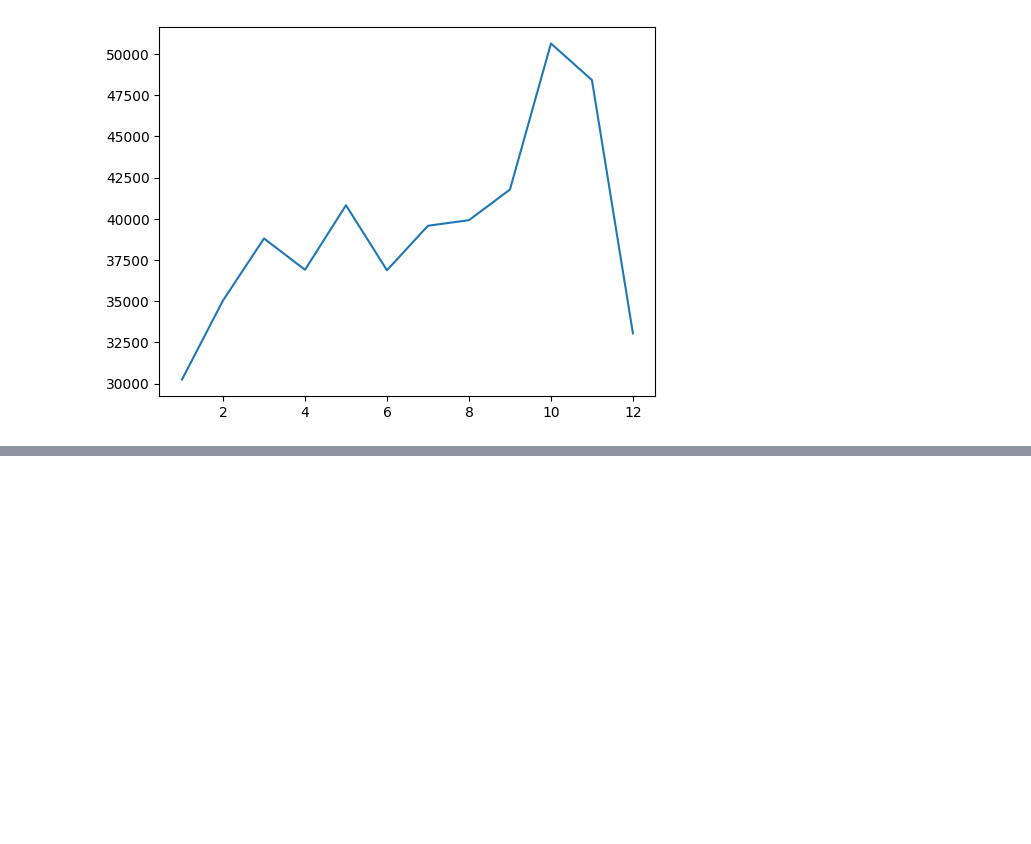
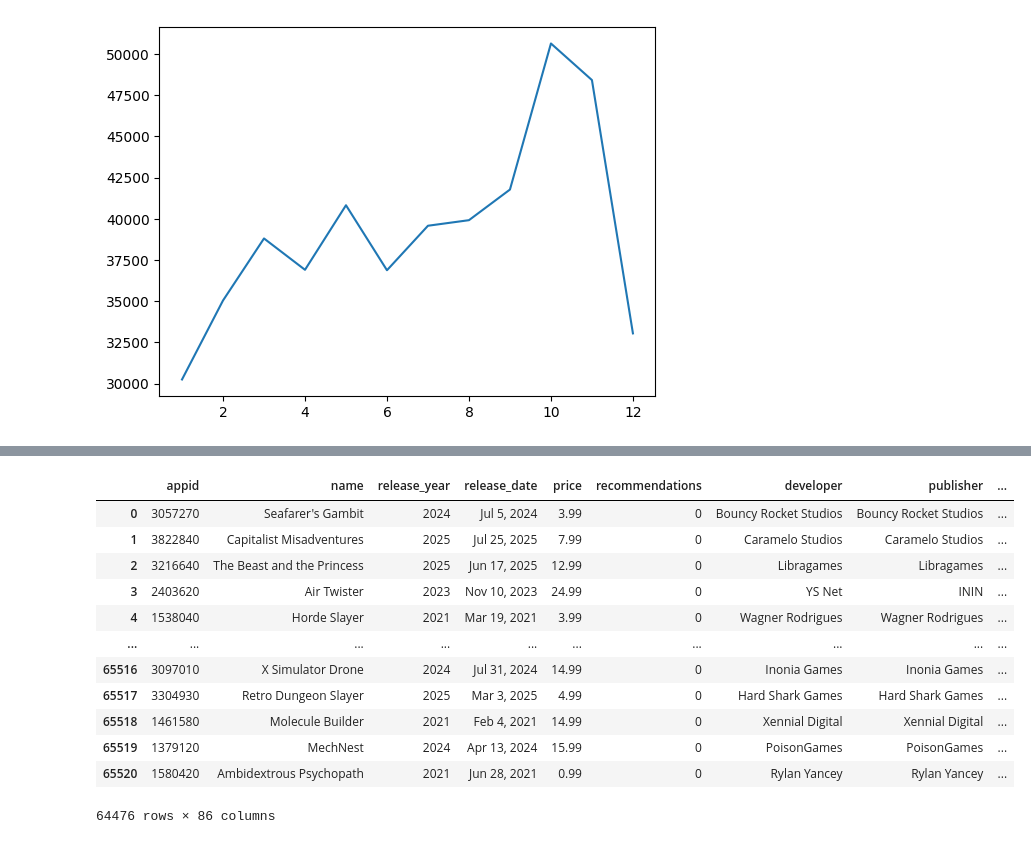
Before and after one commit to Inventor-creator/Steam-recommendations-predictor-thingy, a Jupyter notebook: Predicting_Recommendations_Of_Steam_Games.ipynb, the cells around one changed output, grey strips where cells are left out. Saved outputs shown, nothing was run; the diff lists cells and outputs as text; code cells hidden in the pictures; blank space fills up the shorter version.

```diff
--- a/Predicting_Recommendations_Of_Steam_Games.ipynb
+++ b/Predicting_Recommendations_Of_Steam_Games.ipynb
@@ -256,0 +283,19 @@ plt.plot(sortedRecsMonthly.keys() ,sortedRecsMonthly.values() , scalex=True )
+# %%
+for feature in categoriesSet:
+    df[feature] = df['categories'].str.contains(feature).astype(int)
+
+
+df = df.drop(columns=['categories'])
+# %%
+genresCategories = set()
+
+for entry in df['genres']:
+  try:
+    for i in entry.split(';'):
+      genresCategories.add(i)
+
+
+  except:
+    continue
+# %%
+df['genres'].replace(np.nan , "" ,inplace=True)
@@ -256,0 +309,6 @@ plt.plot(sortedRecsMonthly.keys() ,sortedRecsMonthly.values() , scalex=True )
+# %%
+for feature in genresCategories:
+    df[feature] = df['genres'].str.contains(feature).astype(int)
+
+
+df = df.drop(columns=['genres'])
@@ -256,0 +335,16 @@ plt.plot(sortedRecsMonthly.keys() ,sortedRecsMonthly.values() , scalex=True )
+# %%
+df
+# %% [output]
+|  | appid | name | release_year | release_date | price | recommendations | developer | publisher | ... |
+| 0 | 3057270 | Seafarer's Gambit | 2024 | Jul 5, 2024 | 3.99 | 0 | Bouncy Rocket Studios | Bouncy Rocket Studios | ... |
+| 1 | 3822840 | Capitalist Misadventures | 2025 | Jul 25, 2025 | 7.99 | 0 | Caramelo Studios | Caramelo Studios | ... |
+| 2 | 3216640 | The Beast and the Princess | 2025 | Jun 17, 2025 | 12.99 | 0 | Libragames | Libragames | ... |
+| 3 | 2403620 | Air Twister | 2023 | Nov 10, 2023 | 24.99 | 0 | YS Net | ININ | ... |
+| 4 | 1538040 | Horde Slayer | 2021 | Mar 19, 2021 | 3.99 | 0 | Wagner Rodrigues | Wagner Rodrigues | ... |
+| ... | ... | ... | ... | ... | ... | ... | ... | ... | ... |
+| 65516 | 3097010 | X Simulator Drone | 2024 | Jul 31, 2024 | 14.99 | 0 | Inonia Games | Inonia Games | ... |
+| 65517 | 3304930 | Retro Dungeon Slayer | 2025 | Mar 3, 2025 | 4.99 | 0 | Hard Shark Games | Hard Shark Games | ... |
+| 65518 | 1461580 | Molecule Builder | 2021 | Feb 4, 2021 | 14.99 | 0 | Xennial Digital | Xennial Digital | ... |
+| 65519 | 1379120 | MechNest | 2024 | Apr 13, 2024 | 15.99 | 0 | PoisonGames | PoisonGames | ... |
+| 65520 | 1580420 | Ambidextrous Psychopath | 2021 | Jun 28, 2021 | 0.99 | 0 | Rylan Yancey | Rylan Yancey | ... |
+64476 rows × 86 columns
```
Also changed, not shown: parts of 36 cells of this notebook.
